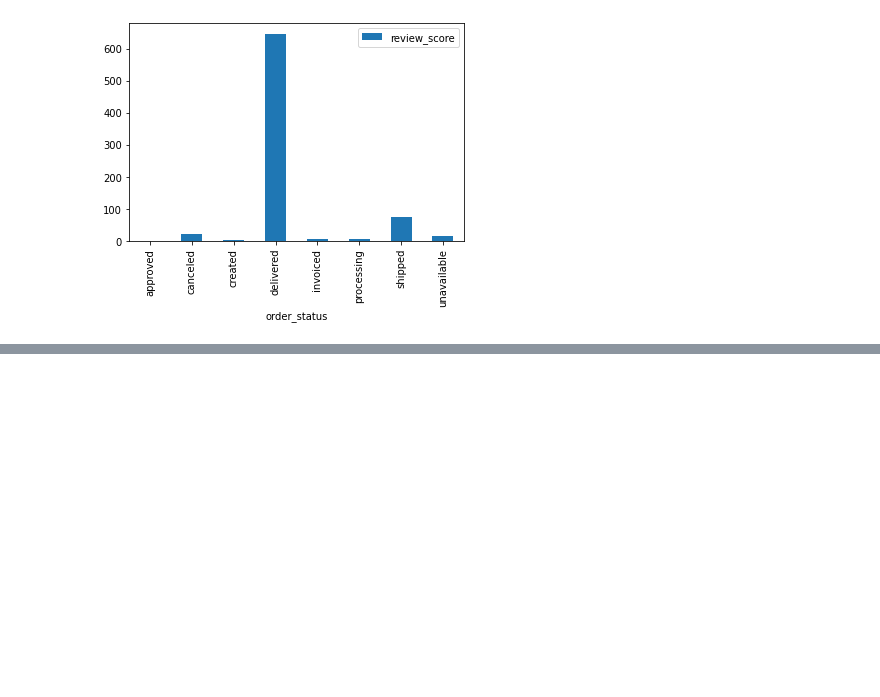
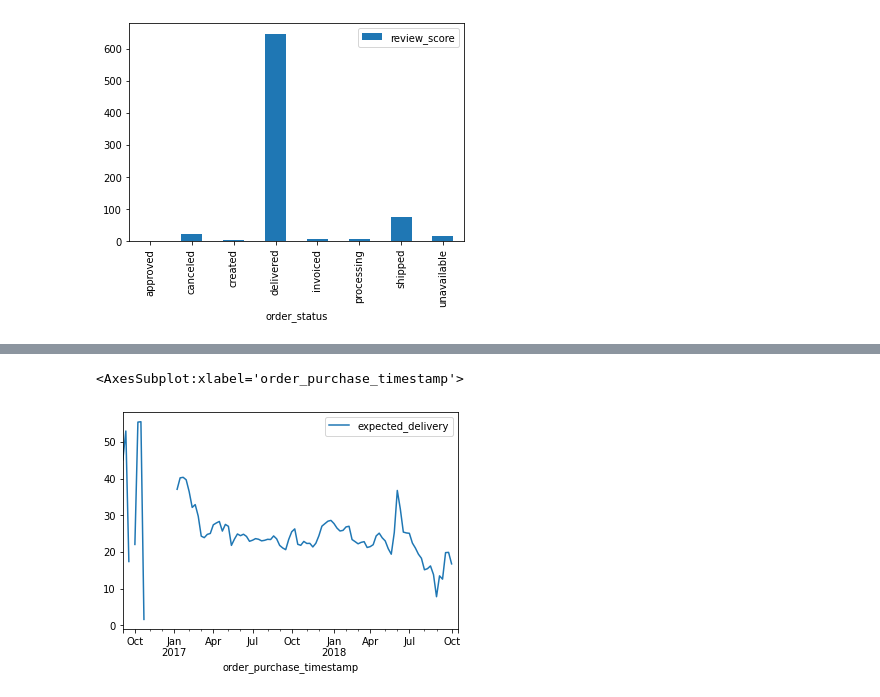
Before and after one commit to 1985shree/olist, a Jupyter notebook: notebooks/note3_business_metrics.ipynb, the cells around one changed output, grey strips where cells are left out. Saved outputs shown, nothing was run; the diff lists cells and outputs as text; code cells hidden in the pictures; blank space fills up the shorter version.

```diff
--- a/notebooks/note3_business_metrics.ipynb
+++ b/notebooks/note3_business_metrics.ipynb
@@ -173,0 +198,2 @@ Name: review_id, Length: 98495, dtype: int64
+# %%
+data['real_delivery_time'] = data['real_delivery_time'].apply(lambda x: x if x >= 0 else 0)
@@ -173,0 +204,2 @@ Name: review_id, Length: 98495, dtype: int64
+# %%
+data['delay'] = data['real_delivery_time'] - data['expected_delivery']
@@ -173,0 +210,2 @@ Name: review_id, Length: 98495, dtype: int64
+# %%
+data['delay'] = data['delay'].apply(lambda x: x if x >= 0 else 0)
@@ -173,0 +239,6 @@ Name: review_id, Length: 98495, dtype: int64
+# %%
+data[['order_purchase_timestamp', 'expected_delivery']].set_index('order_purchase_timestamp')\
+.resample('W').mean().plot()
+# %% [output]
+<AxesSubplot:xlabel='order_purchase_timestamp'>
+[figure, added]
```
Also changed, not shown: parts of 25 cells of this notebook.
